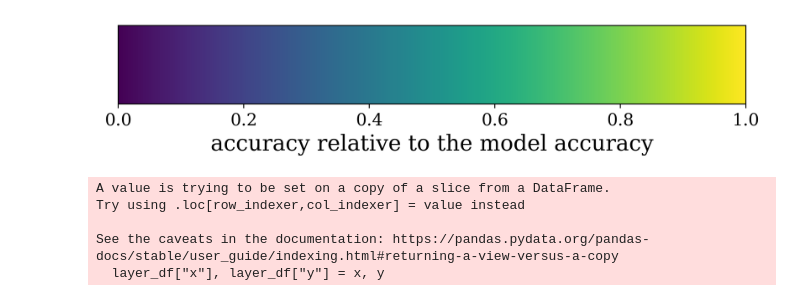
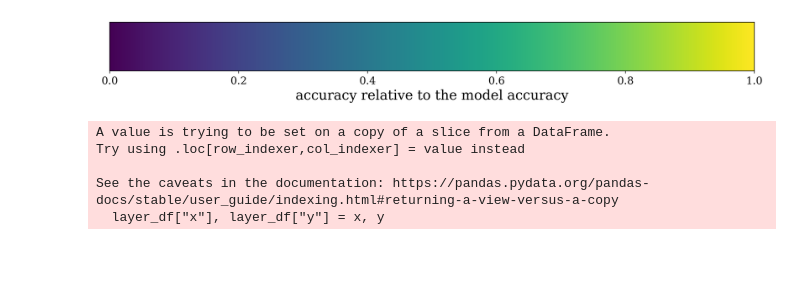
Before and after one commit to MLRichter/phd-lab, a Jupyter notebook: size_matters_plots_2.ipynb, the cells around one changed output. Cells and saved outputs as stored; diff of their text form; code cells hidden in the pictures; blank space fills up the shorter version.

Commit message:
updated resized imagenet

```diff
--- a/size_matters_plots_2.ipynb
+++ b/size_matters_plots_2.ipynb
@@ -98,18 +98,18 @@ def get_heatmaps(file: str) -> Dict[str, np.ndarray]:
 # %%
 import pylab as pl
 import numpy as np
 
 a = np.array([[0,1]])
-pl.figure(figsize=(9, 1.5))
+pl.figure(figsize=(15, 1.5))
 img = pl.imshow(a)
 pl.gca().set_visible(False)
 cax = pl.axes([0.1, 0.2, 0.8, 0.6])
 cbar = pl.colorbar(orientation="horizontal", cax=cax)
 cbar.set_label("accuracy relative to the model accuracy")
-savepath = join(path, "colorbar.jpg")
-pl.savefig(savepath)
+savepath = join(path, "colorbar.png")
+pl.savefig(savepath, bbox_inches='tight')
 # %% [output]
-[figure, old version]
+[figure, new version]
 # %%
 heatmaps = get_heatmaps(resnet18)
 
```
Also changed, not shown: parts of 1 cell of this notebook.
